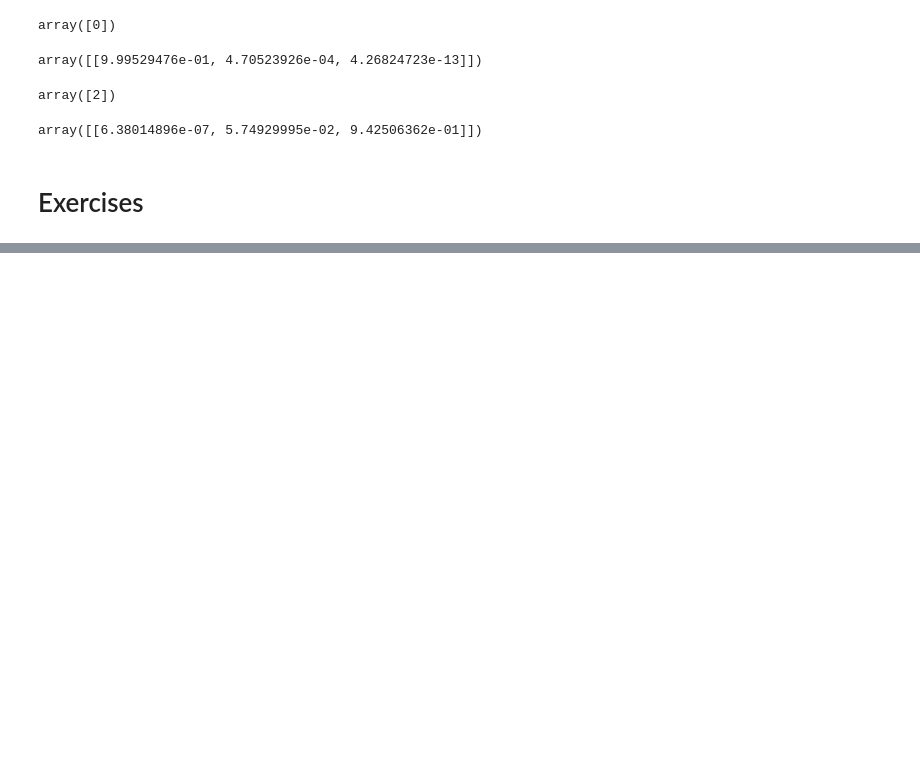
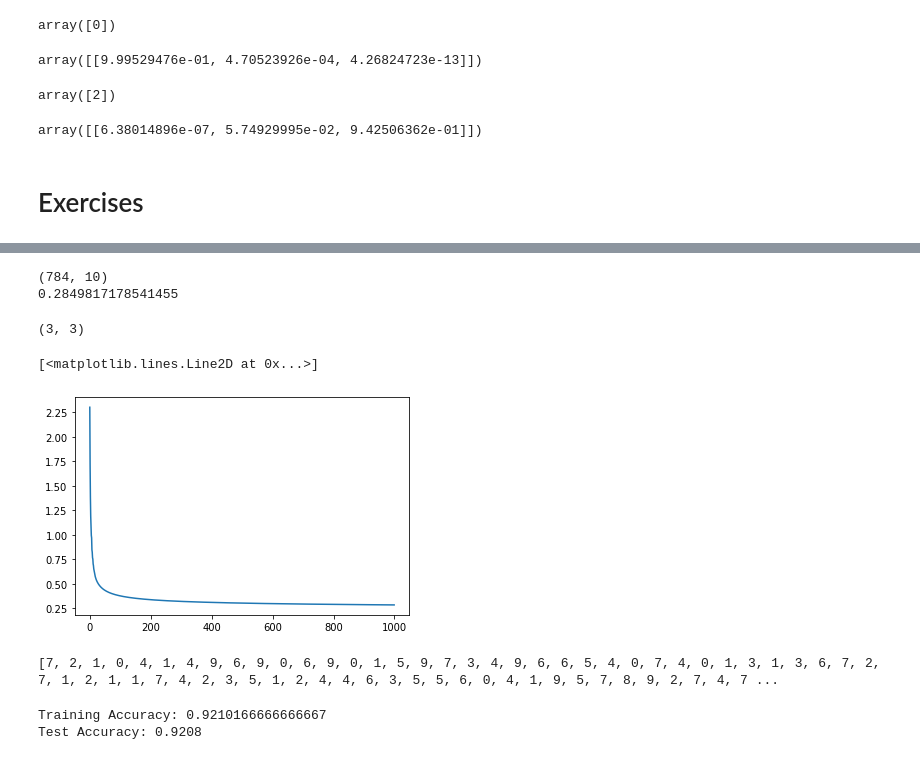
Before and after one commit to abhay-iy97/ml-handson, a Jupyter notebook: linear_models.ipynb, the cells around one changed output, grey strips where cells are left out. Saved outputs shown, nothing was run; the diff lists cells and outputs as text; code cells hidden in the pictures; blank space fills up the shorter version.

Commit message:
softmax regn implementation

```diff
--- a/linear_models.ipynb
+++ b/linear_models.ipynb
@@ -434,0 +487,28 @@ array([[6.38014896e-07, 5.74929995e-02, 9.42506362e-01]])
+# %%
+def softmax_calc(scores):
+    scores -= np.max(scores)
+    softmax = (np.exp(scores).T / np.sum(np.exp(scores),axis=1)).T
+    return softmax
+# %%
+#Will have to convert the classes into one hot values
+def oneHot_convert(y):
+    y_list = list(list())
+    for i in range(0,10):
+        i_list = list()
+        for itr in y: #IMPROVEMENT: Instead of containing 70k values per key. Could store just the index of positive class as the value of key.
+            if(i == itr):
+                i_list.append(1)
+            else:
+                i_list.append(0)
+        y_list.append(i_list)
+    return y_list # k x m matrix
+
+def cross_entropy_cost(X,y,theta): #X: m x n matrix. theta: k x n matrix.
+    m = X.shape[0] #70000
+    cost = 0
+    prediction = np.array(X @ theta.transpose()) # m x k matrix
+    probability = np.array(softmax_calc(prediction)) # m X k matrix
+    y_list = np.array(oneHot_convert(y)) #k x m matrix
+    cost = -(1/m) * np.sum(y_list.transpose() * np.log(probability))
+    gradient = np.array((1 / m) * (np.array(probability) - y_list.transpose()).transpose() @ X)
+    return cost, gradient.transpose()
@@ -434,0 +521,28 @@ array([[6.38014896e-07, 5.74929995e-02, 9.42506362e-01]])
+# %%
+#Driver
+theta = np.zeros([X_train.shape[1],len(np.unique(y_train))])
+print(theta.shape)
+iterations = 1000
+learningRate = 1e-5
+costs = []
+for i in range(0,iterations):
+    cost,gradient = cross_entropy_cost(X_train,y_train,theta.transpose())
+    costs.append(cost)
+    theta = theta - (learningRate * gradient)
+print(cost)
+# %% [output]
+(784, 10)
+0.2849817178541455
+# %%
+a = [[1,2,3],[4,5,6],[7,8,9]]
+np.array(a).shape
+# %% [output]
+(3, 3)
+# %%
+#So basically for early stopping
+#In every iteration I will use the gradient to predict the values and calculate the loss. Once this loss reaches a min and starts increasing we have to stop..
+import matplotlib.pyplot as plt
+plt.plot(costs)
+# %% [output]
+[<matplotlib.lines.Line2D at 0x...>]
+[figure, added]
@@ -434,0 +551,4 @@ array([[6.38014896e-07, 5.74929995e-02, 9.42506362e-01]])
+# %%
+print(y_predict)
+# %% [output]
+[7, 2, 1, 0, 4, 1, 4, 9, 6, 9, 0, 6, 9, 0, 1, 5, 9, 7, 3, 4, 9, 6, 6, 5, 4, 0, 7, 4, 0, 1, 3, 1, 3, 6, 7, 2, 7, 1, 2, 1, 1, 7, 4, 2, 3, 5, 1, 2, 4, 4, 6, 3, 5, 5, 6, 0, 4, 1, 9, 5, 7, 8, 9, 2, 7, 4, 7 ...
@@ -434,0 +560,6 @@ array([[6.38014896e-07, 5.74929995e-02, 9.42506362e-01]])
+# %%
+print ('Training Accuracy: '+ str(calc_accuracy(np.array(X_train),np.array(y_train))))
+print ('Test Accuracy: '+ str(calc_accuracy(np.array(X_test),np.array(y_test))))
+# %% [output]
+Training Accuracy: 0.9210166666666667
+Test Accuracy: 0.9208
```
Also changed, not shown: parts of 8 cells of this notebook.
